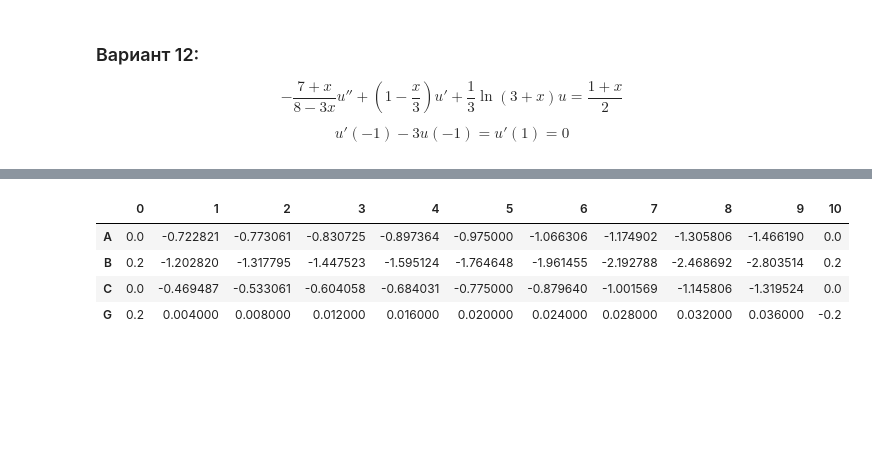
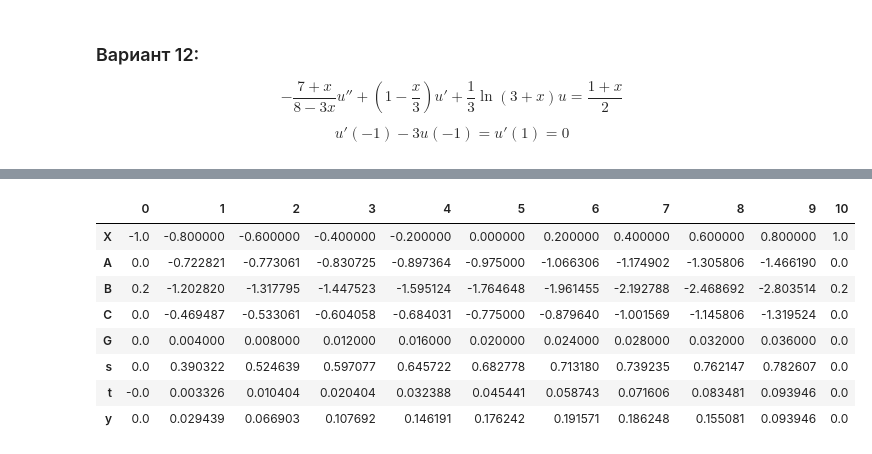
Before and after one commit to astatochek/mm-computational-workshop, a Jupyter notebook: 5-semester/5. Differential Equations/note.ipynb, the cells around one changed output, grey strips where cells are left out. Drawn from its saved outputs; the diff is of its cells as text; code cells hidden in the pictures; blank space fills up the shorter version.

```diff
--- a/5-semester/5. Differential Equations/note.ipynb
+++ b/5-semester/5. Differential Equations/note.ipynb
@@ -38,3 +68,6 @@ P = lambda x: (7 + x) / (8 - 3 * x)
 Q = lambda x: 1 - x / 3
 R = lambda x: 1 / 3 * np.log(3 + x)
 F = lambda x: (1 + x) / 2
+a, b = -1, 1
+
+diff_EQ = Equation(P, Q, R, F, a, b, 1, 3, 1, 0)
@@ -77,17 +73,0 @@ pd.DataFrame(data).transpose()
-# %%
-pts = 1000
-X = np.linspace(-1.5, 1.5, pts)
-z = {'P': 2, 'Q': 3, 'R': 4, 'F': 5}
-fig, ax = plt.subplots(figsize=(10, 6), dpi=200)
-ax.plot(X, P(X), label='P', zorder=z['P'])
-ax.plot(X, Q(X), label='Q', zorder=z['Q'])
-ax.plot(X, R(X), label='R', zorder=z['R'])
-ax.plot(X, F(X), label='F', zorder=z['F'])
-for key in z:
-    ax.scatter(data['X'], data[key], zorder=z[key])
-ax.set_xlabel("x")
-ax.set_ylabel("y")
-ax.legend()
-ax.grid()
-
-plt.show()
@@ -96,37 +74,38 @@ plt.show()
 # %%
-def coeffs_1(
-    X: List[float] = data['X'],
-    a1: float = alpha_1,
-    b1: float = beta_1,
-    a: int = a,
-    b: int = b,
-) -> Dict[str, List[float]]:
-    n = len(X)
-    h = X[1] - X[0]
-    A, B, C, G = [0] * n, [0] * n, [0] * n, [0] * n
+def first_order_approximation(n: int, eq: Equation = diff_EQ) -> Dict[str, np.ndarray]:
+    h = (eq.b - eq.a) / n
+    X = np.linspace(eq.a, eq.b, n+1)
+    A, B, C, G, y, s, t = (np.zeros(n+1) for _ in range(7))
+    B[0] = h
+    s[0] = C[0] / B[0]
+    t[0] = -G[0] / B[0]
 
-    A[0] = 0
-    A[n - 1] = 0
-    B[0] = h * a1
-    B[n - 1] = h * b1
-    C[0] = 0
-    C[n - 1] = 0
-    G[0] = -h * a
-    G[n - 1] = -h * b
+    for i in range (1, n+1):
+        if i < n:
+            A[i] = -eq.P(X[i]) - eq.Q(X[i]) * h / 2
+            C[i] = -eq.P(X[i]) + eq.Q(X[i]) * h / 2
+            B[i] = A[i] + C[i] - h**2 * eq.R(X[i])
+            G[i] = h**2 * eq.F(X[i])
+        else:
+            B[i] = h
+        s[i] = C[i] / (B[i] - A[i] * s[i-1])
+        t[i] = (A[i] * t[i-1] - G[i]) / (B[i] - A[i] * s[i-1])
 
-    for i in range(1, n-1):
-        A[i] = -P(X[i]) - Q(X[i]) * h / 2
-        C[i] = -P(X[i]) + Q(X[i]) * h / 2
-        B[i] = A[i] + C[i] - h * h * R(X[i])
-        G[i] = h * h * F(X[i])
+    y[n] = t[n]
+    for i in range(n-1,-1,-1):
+        y[i] = s[i] * y[i+1] + t[i]
 
-    return {'A': A, 'B': B, 'C': C, 'G': G}
+    return {'X': X, 'A': A, 'B': B, 'C': C, 'G': G, 's': s, 't': t, 'y': y}
 
-coeffs_1 = coeffs_1()
-pd.DataFrame(coeffs_1).transpose()
+first_order_approximation = first_order_approximation(10)
+pd.DataFrame(first_order_approximation).transpose()
 # %% [output]
 |  | 0 | 1 | 2 | 3 | 4 | 5 | 6 | 7 | 8 | 9 | 10 |
+| X | -1.0 | -0.800000 | -0.600000 | -0.400000 | -0.200000 | 0.000000 | 0.200000 | 0.400000 | 0.600000 | 0.800000 | 1.0 |
 | A | 0.0 | -0.722821 | -0.773061 | -0.830725 | -0.897364 | -0.975000 | -1.066306 | -1.174902 | -1.305806 | -1.466190 | 0.0 |
 | B | 0.2 | -1.202820 | -1.317795 | -1.447523 | -1.595124 | -1.764648 | -1.961455 | -2.192788 | -2.468692 | -2.803514 | 0.2 |
 | C | 0.0 | -0.469487 | -0.533061 | -0.604058 | -0.684031 | -0.775000 | -0.879640 | -1.001569 | -1.145806 | -1.319524 | 0.0 |
-| G | 0.2 | 0.004000 | 0.008000 | 0.012000 | 0.016000 | 0.020000 | 0.024000 | 0.028000 | 0.032000 | 0.036000 | -0.2 |
+| G | 0.0 | 0.004000 | 0.008000 | 0.012000 | 0.016000 | 0.020000 | 0.024000 | 0.028000 | 0.032000 | 0.036000 | 0.0 |
+| s | 0.0 | 0.390322 | 0.524639 | 0.597077 | 0.645722 | 0.682778 | 0.713180 | 0.739235 | 0.762147 | 0.782607 | 0.0 |
+| t | -0.0 | 0.003326 | 0.010404 | 0.020404 | 0.032388 | 0.045441 | 0.058743 | 0.071606 | 0.083481 | 0.093946 | 0.0 |
+| y | 0.0 | 0.029439 | 0.066903 | 0.107692 | 0.146191 | 0.176242 | 0.191571 | 0.186248 | 0.155081 | 0.093946 | 0.0 |
```
Also changed, not shown: parts of 8 cells of this notebook.
